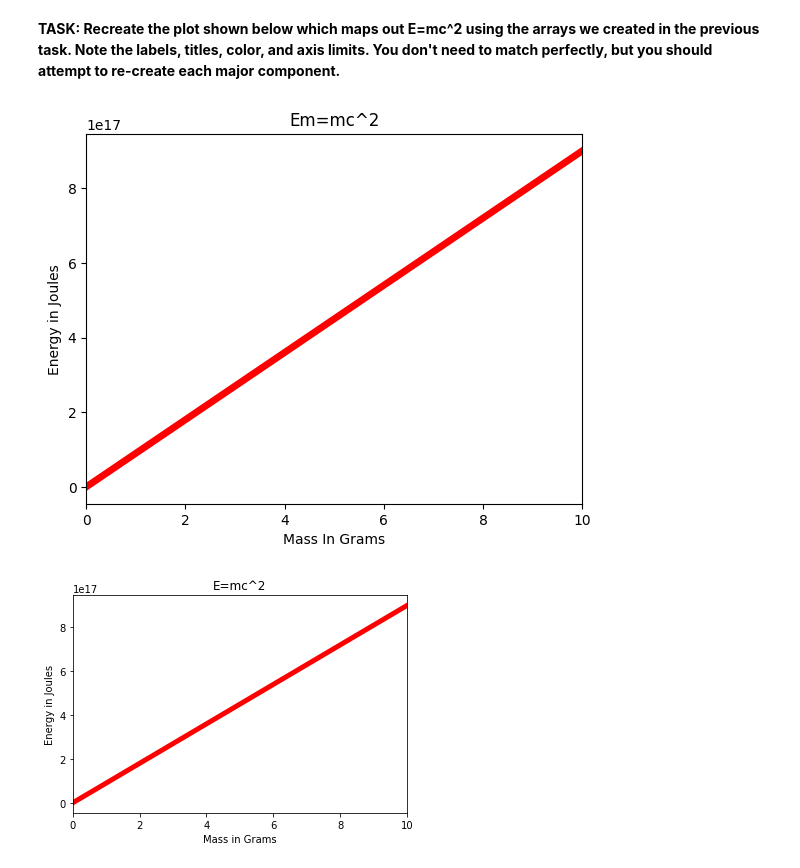
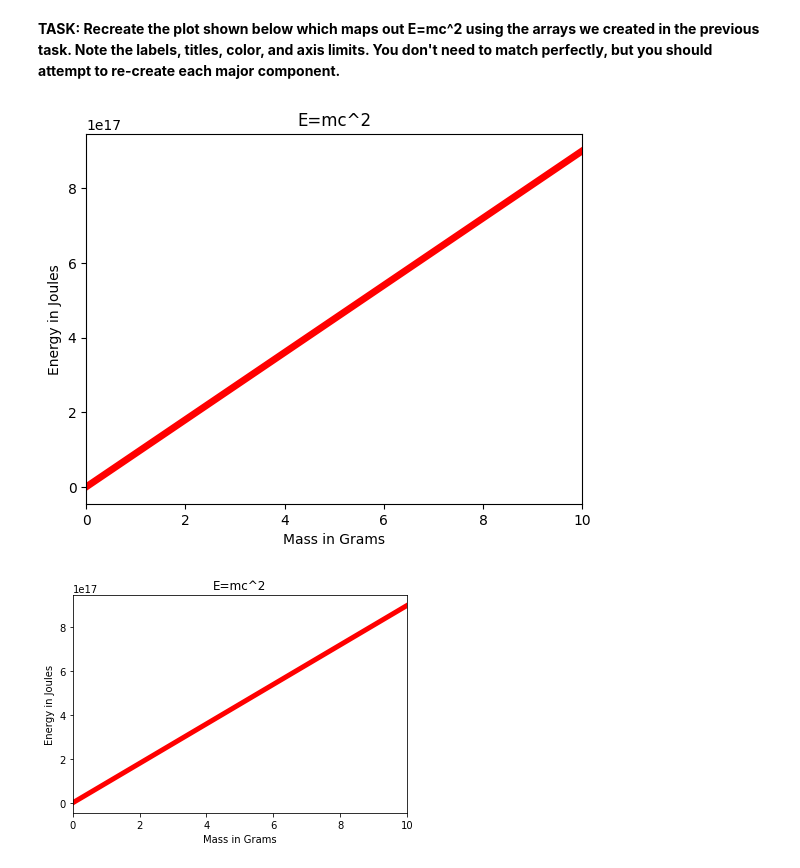
Before and after one commit to JisungWoo/UdemyCourse, a Jupyter notebook: 04-Matplotlib/04-Matplotlib Exercises_practice.ipynb, the cells around one changed output. Drawn from its saved outputs; the diff is of its cells as text; code cells hidden in the pictures.

```diff
--- a/04-Matplotlib/04-Matplotlib Exercises_practice.ipynb
+++ b/04-Matplotlib/04-Matplotlib Exercises_practice.ipynb
@@ -75,13 +75,13 @@ import matplotlib.pyplot as plt
 # %%
 # CODE HERE
 plt.plot(m,E,color='red',lw=5)
-plt.title('Em=mc^2')
-plt.xlabel('Mass In Grams')
+plt.title('E=mc^2')
+plt.xlabel('Mass in Grams')
 plt.ylabel('Energy in Joules')
 plt.xlim(0,10)
 plt.show()
 # %% [output]
-[figure, old version]
+[figure, new version]
 # %%
 # DON'T RUN THE CELL BELOW< THAT WILL ERASE THE PLOT!
 # %%
```
Also changed, not shown: parts of 10 cells of this notebook.
